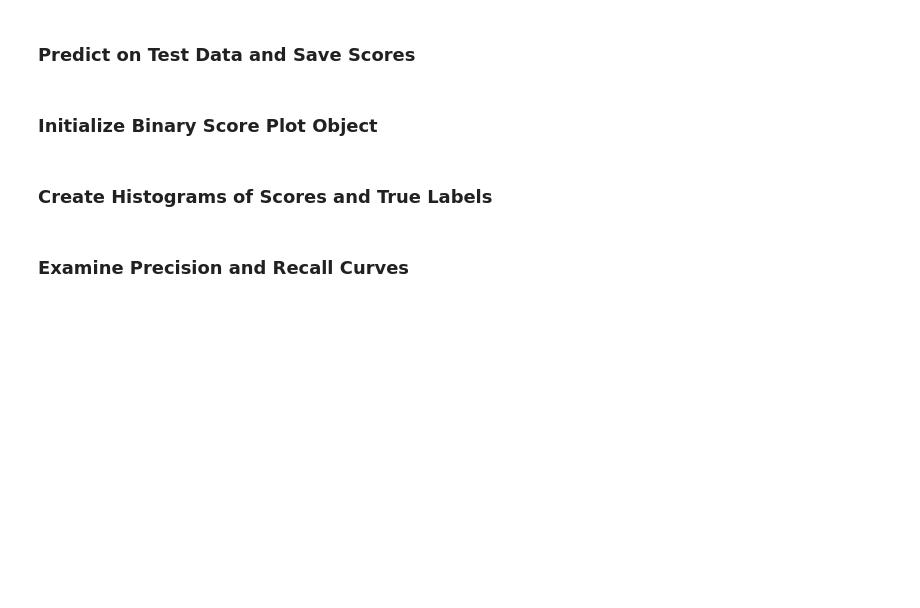
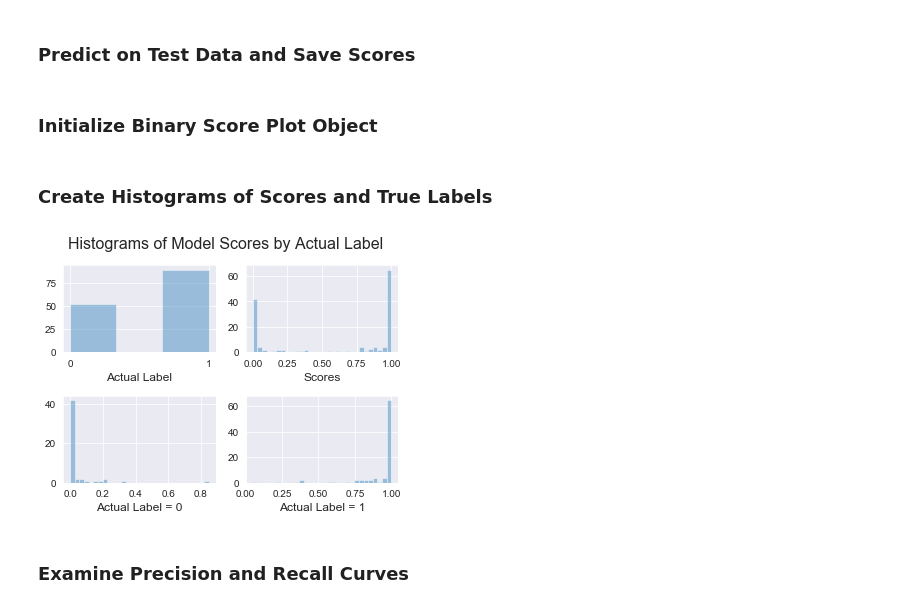
Before and after one commit to betas-org/betas, a Jupyter notebook: examples/demo_binary_score_plot.ipynb, the cells around one changed output. Cells and saved outputs as stored; diff of their text form; code cells hidden in the pictures; blank space fills up the shorter version.

```diff
--- a/examples/demo_binary_score_plot.ipynb
+++ b/examples/demo_binary_score_plot.ipynb
@@ -26,6 +38,6 @@ scores = clf.predict_proba(X_test)[:,1]
 # %% [markdown]
 ### Initialize Binary Score Plot Object
 # %%
-#bsp = BinaryScorePlot(scores, y_test, threshold=0.5)
+bsp = BinaryScorePlot(scores, y_test, threshold=0.5)
 # %% [markdown]
 ### Create Histograms of Scores and True Labels
@@ -34,2 +44,6 @@ scores = clf.predict_proba(X_test)[:,1]
+# %%
+bsp.plot_hist()
+# %% [output]
+[figure, added]
 # %% [markdown]
 ### Examine Precision and Recall Curves
```
Also changed, not shown: parts of 8 cells of this notebook, 4 other files.
